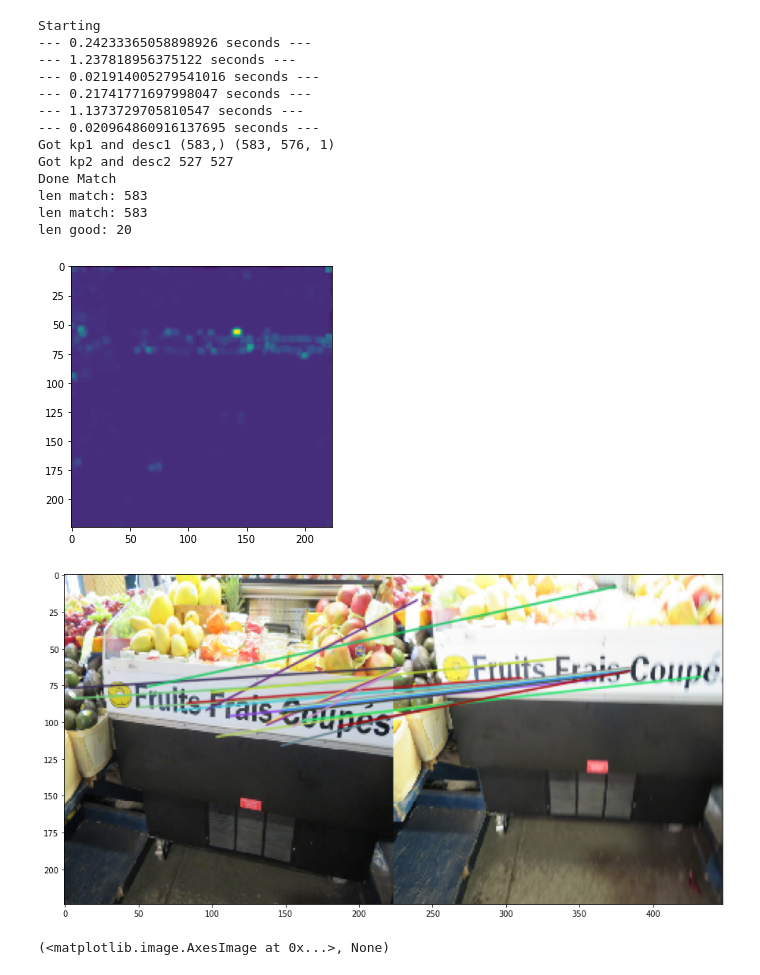
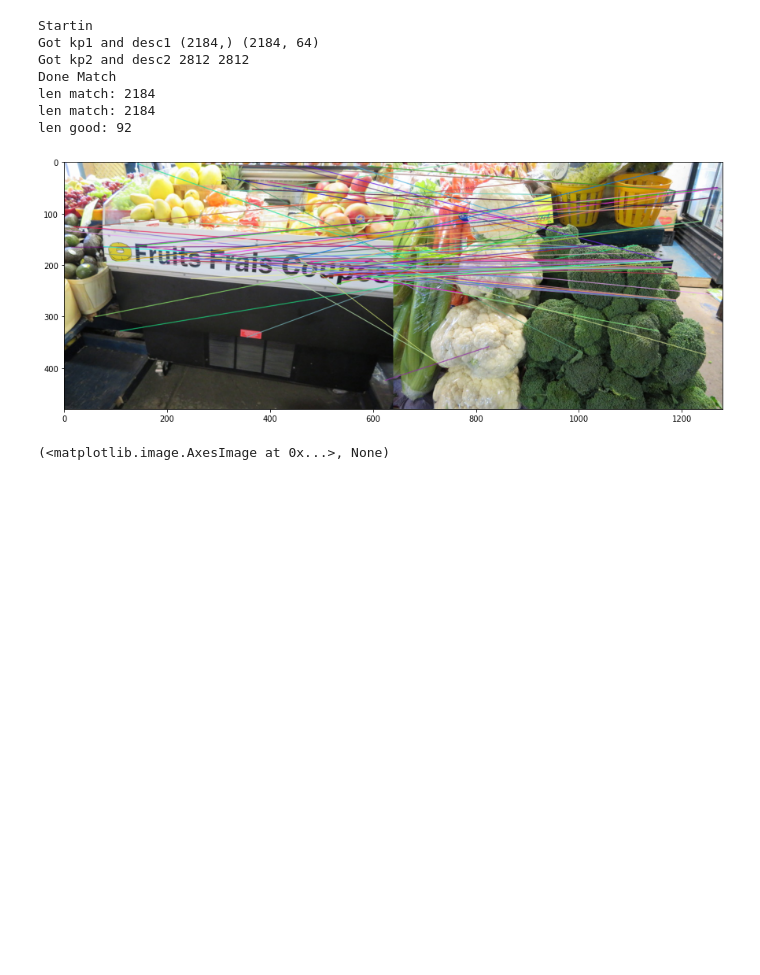
Before and after one commit to liamaltarac/SYS809_Feature_Matching, a Jupyter notebook: proj_clean.ipynb, the cells around one changed output. Cells and saved outputs as stored; diff of their text form; code cells hidden in the pictures; blank space fills up the shorter version.

```diff
--- a/proj_clean.ipynb
+++ b/proj_clean.ipynb
@@ -67,8 +63,8 @@ from tensorflow.keras.applications.vgg16 import decode_predictions
 from tensorflow.keras.applications import VGG16
 
 model = VGG16(weights='imagenet',
-                  include_top=True,
-                  input_shape=(224, 224, 3))
+                  include_top=False,
+                  input_shape=(None, None, 3))
 # %%
 # A function that does the above step but for any all layers in a block
 from sklearn import preprocessing
@@ -93,7 +89,7 @@ def cnn_lap(image, layer_name):
     laps = []
     for i in range(0, num_channels):
         out = imgs[i]
-        dst = cv2.Laplacian(out, cv2.CV_32F, 50 )
+        dst = cv2.Laplacian(out, cv2.CV_32F )
         laps.append(dst)
 
     mag.append(np.linalg.norm(np.abs(laps), axis = 0))
@@ -140,32 +136,26 @@ def getDescriptors(layer_output, coords):
     #layers = np.stack(layers)
 
     descriptors = []
-    #layer_output = cv2.copyMakeBorder(layer_output, 5, 5, 5, 5, cv2.BORDER_CONSTANT, (0,0,0))
     for col, row in  coords:
-        #pca = PCA()
-
-        #pca = PCA(n_components=None)
+        pca = PCA(n_components=None)
         #d_vec = np.array(layer_output[:,row, col ]).flatten()
-        d_vec = np.array(layer_output[:,row-1:row+2, col-1:col+2 ]).flatten()
+        d_vec = np.array(layer_output[:, row, col ]).flatten()  #row-1:row+2, col-1:col+2 ]).flatten()
         d_vec = np.abs(d_vec)
-        #d_vec *= 1.0/d_vec.max()
-        descriptors.append(d_vec.reshape(-1, 1))
+        d_vec *= 1.0/d_vec.max()
+        descriptors.append(d_vec )
     return descriptors
 # %%
-import time
 def get_keypoints_and_descriptors(img):
     keypoint_coords = []
-    start_time = time.time()
+
     mag_1,_,_ = cnn_lap(img, layer_name=model.layers[0].name)
     mag_2 ,layer_out_3,lap_out_2 = cnn_lap(img, layer_name=model.layers[1].name)
     mag_3,layer_out_3,lap_out_3 = cnn_lap(img, layer_name=model.layers[2].name)
     #_,layer_out,_ = cnn_lap(img, layer_name=model.layers[7].name)
-    print("--- %s seconds ---" % (time.time() - start_time))
-    start_time = time.time()
+
     keypoint_coords = np.unique(local_arg_exrtrema_2(mag_1, mag_2), axis=0)
-    print("--- %s seconds ---" % (time.time() - start_time))
-    start_time = time.time()
-    desc = getDescriptors(np.concatenate([lap_out_2]), keypoint_coords)
+
+    desc = getDescriptors(lap_out_2, keypoint_coords)#np.concatenate([lap_out_2,lap_out_3]), keypoint_coords)
 
     k=[]
     for row, col in keypoint_coords:
@@ -176,21 +166,20 @@ def get_keypoints_and_descriptors(img):
         keypoint.size = 0
         keypoint.response = 0
         k.append(keypoint)
-    print("--- %s seconds ---" % (time.time() - start_time))
 
 
     return np.array(k), np.array(desc)
 # %%
 plt.rcParams['figure.figsize'] = [6.4, 4.8]
 
-data_path1= './SYS809_projet2021_sequences1/new_livre1.jpg' #'./SYS809_projet2021_sequences1/new_livre1.JPG'
+##data_path1= './SYS809_projet2021_sequences1/new_livre1.jpg' #'./SYS809_projet2021_sequences1/new_livre1.JPG'
 data_path2='./SYS809_projet2021_sequences1/livre2.jpg' # './SYS809_projet2021_sequences1/livre2.JPG'
 
 data_path1= './SYS809_projet2021_sequences1/legumesA-09.jpg'  #'./SYS809_projet2021_sequences1/livre1_old.JPG'
-data_path2=  './SYS809_projet2021_sequences1/legumesB-09.jpg'
+data_path2=  './SYS809_projet2021_sequences1/legumesB-00.jpg'
 
 
-print("Starting")
+print("Startin")
 img_shape=[224,224]
 img1 = load_img(data_path1,img_shape).copy()
 img2 = load_img(data_path2,img_shape).copy()
@@ -216,47 +205,40 @@ matches = flann.knnMatch(des1,des2,k=2)
 #et l'index du point-cle appartenant a des2 dans le champ trainIdx
 print("Done Match")
 
 # Need to draw only good matches, so create a mask
 matchesMask = [[0,0] for i in range(len(matches))]
 print("len match:", len(matches))
 
 # ratio test as per Lowe's paper,
 good = []
 for i,(m,n) in enumerate(matches):
     if m.distance < .7 * n.distance:
         good.append(m)
         matchesMask[i]=[1,0]
 
 draw_params = dict(matchColor = -1, #(0,255,0),
                    singlePointColor = (0,0,0),
                    matchesMask = matchesMask,
                    flags = 2|4)
 
 img1 = load_img(data_path1,img_shape, preprocess=False)
 img2 = load_img(data_path2,img_shape, preprocess=False)
 img3 = cv2.drawMatchesKnn(img1,kp1,img2,kp2,matches,None, **draw_params )
 
 print("len match:", len(matches))
 print("len good:", len(good))
 
 plt.figure(figsize=(15, 15))
 plt.imshow(img3),plt.show()
 # %% [output]
-Starting
---- 0.24233365058898926 seconds ---
---- 1.237818956375122 seconds ---
---- 0.021914005279541016 seconds ---
---- 0.21741771697998047 seconds ---
---- 1.1373729705810547 seconds ---
---- 0.020964860916137695 seconds ---
-Got kp1 and desc1 (583,) (583, 576, 1)
-Got kp2 and desc2 527 527
+Startin
+Got kp1 and desc1 (2184,) (2184, 64)
+Got kp2 and desc2 2812 2812
 Done Match
-len match: 583
-len match: 583
-len good: 20
+len match: 2184
+len match: 2184
+len good: 92
-[figure, old version]
+[figure, new version]
-[figure, removed]
 (<matplotlib.image.AxesImage at 0x...>, None)
 # %%
 
```
Also changed, not shown: parts of 5 cells of this notebook, 1 other file.
